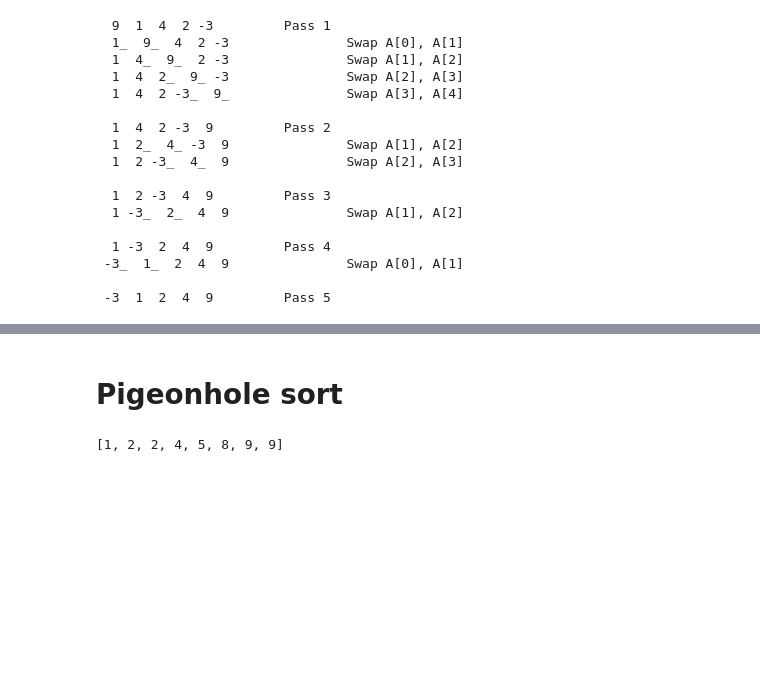
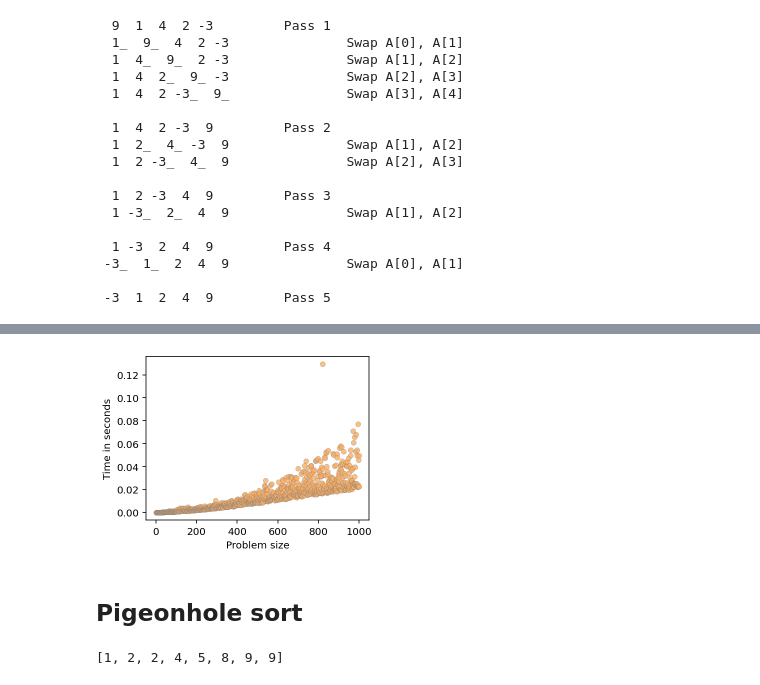
Before and after one commit to parrt/msds689, a Jupyter notebook: notes/sorting.ipynb, the cells around one changed output, grey strips where cells are left out. Drawn from its saved outputs; the diff is of its cells as text; code cells hidden in the pictures; blank space fills up the shorter version.

```diff
--- a/notes/sorting.ipynb
+++ b/notes/sorting.ipynb
@@ -52,23 +84,27 @@ def partition(A,lo,hi):
 
 def partition_inplace(A,lo,hi):
     """
-    Wikipedia: reorder the array so that all elements with
+    Follows Wikipedia "Lomuto partition scheme" description:
+    reorder the array so that all elements with
     values less than the pivot come before the pivot, while
     all elements with values greater than the pivot come after
     it (equal values can go either way).
     """
     i = lo
     pivot = A[hi]    # pick last element as pivot
-    for j in range(lo, hi):
+    for j in range(lo, hi+1):
         if A[j] < pivot:
             A[i], A[j] = A[j], A[i]
             i += 1
     A[i], A[hi] = A[hi], A[i]
     return i
 # %%
-def qsort(A, lo=0, hi=len(A)-1):
+def qsort_(A, lo, hi):
     if lo >= hi: return
     pivot_idx = partition_inplace(A,lo,hi)
-    qsort(A, lo, pivot_idx-1)
-    qsort(A, pivot_idx+1, hi)
+    qsort_(A, lo, pivot_idx-1)
+    qsort_(A, pivot_idx+1, hi)
+
+def qsort(A):
+    return qsort_(A, lo=0, hi=len(A)-1)
 # %%
@@ -83,5 +118,10 @@ print(A)
+# %%
+A = np.random.randint(1,100,1000)
+showtime(qsort, A)
+# %% [output]
+[figure, added]
 # %% [markdown]
-# Pigeonhole sort
+## Pigeonhole sort
 # %%
 # avoid negative numbers for simplicity
 # also assume min(A) is close to 0
```
Also changed, not shown: parts of 12 cells of this notebook, 4 other files.
